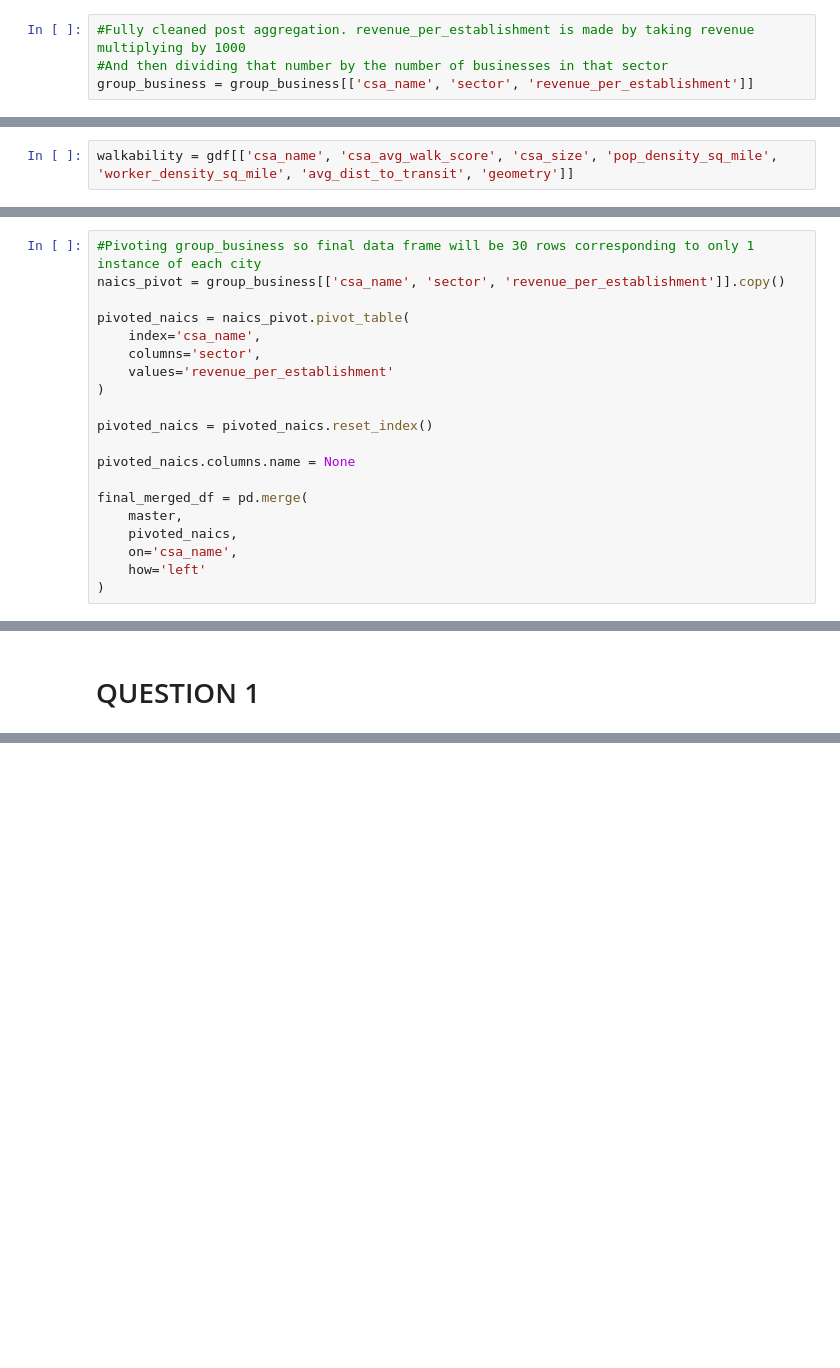
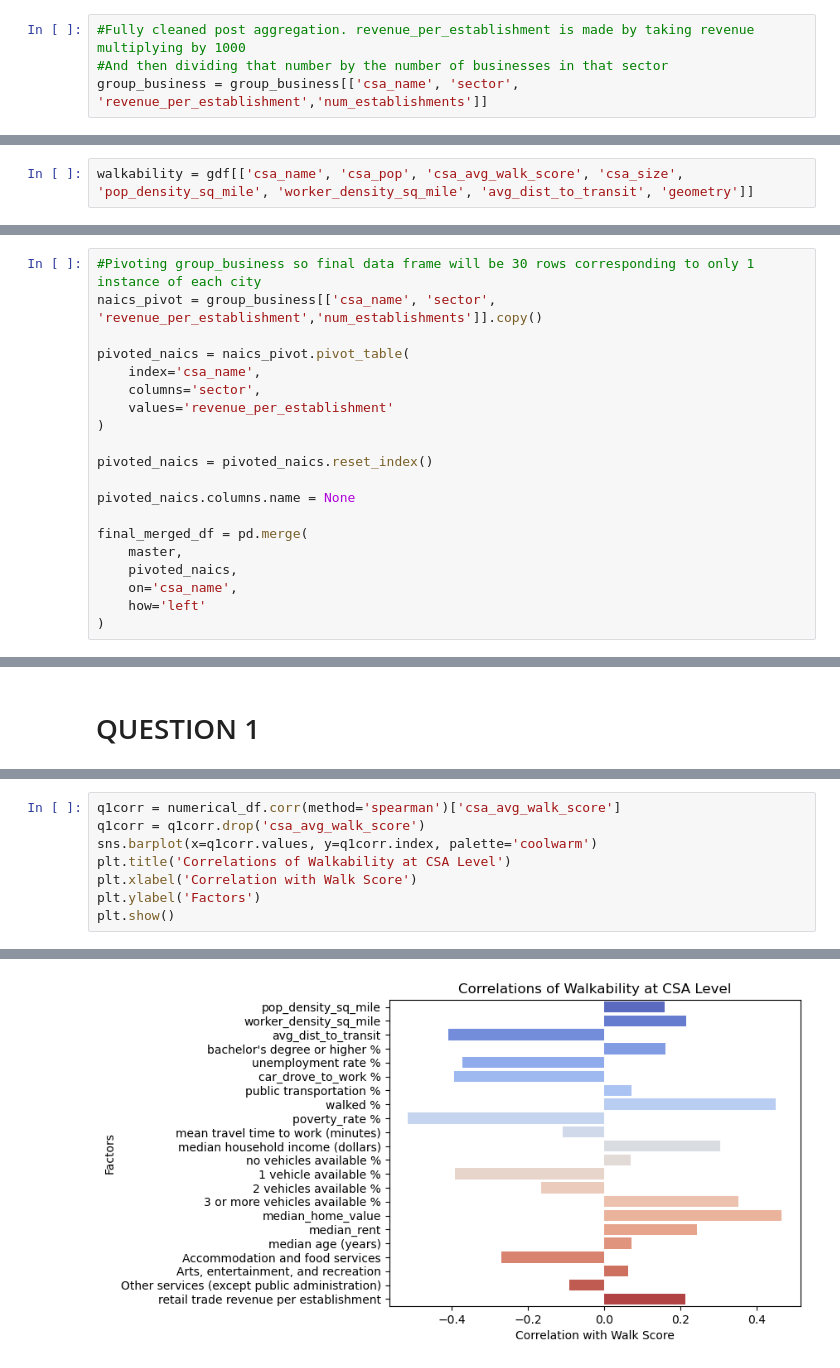
Before and after one commit to Noah-Filben/Factors-Influencing-Walkability-A-Comparative-Analysis-Across-US-Combined-Statistical-Areas, a Jupyter notebook: Factors_Influencing_Walkability_A_Comparative_Analysis_Across_US_Combined_Statistical_Areas.ipynb, the cells around one changed output, grey strips where cells are left out. Saved outputs shown, nothing was run; the diff lists cells and outputs as text; blank space fills up the shorter version.

```diff
--- a/Factors_Influencing_Walkability_A_Comparative_Analysis_Across_US_Combined_Statistical_Areas.ipynb
+++ b/Factors_Influencing_Walkability_A_Comparative_Analysis_Across_US_Combined_Statistical_Areas.ipynb
@@ -112,7 +122,7 @@ pd.options.display.float_format = '{:,.2f}'.format
 # %%
 #Fully cleaned post aggregation. revenue_per_establishment is made by taking revenue multiplying by 1000
 #And then dividing that number by the number of businesses in that sector
-group_business = group_business[['csa_name', 'sector', 'revenue_per_establishment']]
+group_business = group_business[['csa_name', 'sector', 'revenue_per_establishment','num_establishments']]
 # %% [markdown]
 # Cleaning walkability data
 # %%
@@ -167,7 +177,7 @@ walkability = gdf[['cbg_fips', 'state_fips', 'county_fips', 'blkgrpce', 'csa',
        'pop_density_sq_mile', 'total_land_acres', 'unprotected_land_acres', 'totpop',
        'counthu', 'hh', 'workers', 'd3b', 'distance_from_transit_stop', 'avg_dist_to_transit', 'walk_score', 'geometry']]
 # %%
-walkability = gdf[['csa_name', 'csa_avg_walk_score', 'csa_size', 'pop_density_sq_mile', 'worker_density_sq_mile', 'avg_dist_to_transit', 'geometry']]
+walkability = gdf[['csa_name', 'csa_pop', 'csa_avg_walk_score', 'csa_size', 'pop_density_sq_mile', 'worker_density_sq_mile', 'avg_dist_to_transit', 'geometry']]
 # %%
 unique_csa = walkability.drop_duplicates('csa_name')
 # %%
@@ -194,7 +204,7 @@ the30 = unique_csa[unique_csa['csa_name'].isin(['Rockford-Freeport-Rochelle, IL'
 master = the30.merge(dps, on='csa_name', how='inner')
 # %%
 #Pivoting group_business so final data frame will be 30 rows corresponding to only 1 instance of each city
-naics_pivot = group_business[['csa_name', 'sector', 'revenue_per_establishment']].copy()
+naics_pivot = group_business[['csa_name', 'sector', 'revenue_per_establishment','num_establishments']].copy()
 
 pivoted_naics = naics_pivot.pivot_table(
     index='csa_name',
@@ -340,0 +366,9 @@ Name: csa_avg_walk_score, dtype: float64
+# %%
+q1corr = numerical_df.corr(method='spearman')['csa_avg_walk_score']
+q1corr = q1corr.drop('csa_avg_walk_score')
+sns.barplot(x=q1corr.values, y=q1corr.index, palette='coolwarm')
+plt.title('Correlations of Walkability at CSA Level')
+plt.xlabel('Correlation with Walk Score')
+plt.ylabel('Factors')
+plt.show()
+# %% [output]
@@ -340,0 +378 @@ Name: csa_avg_walk_score, dtype: float64
+[figure, added]
```
Also changed, not shown: parts of 39 cells of this notebook, 6 other files.
